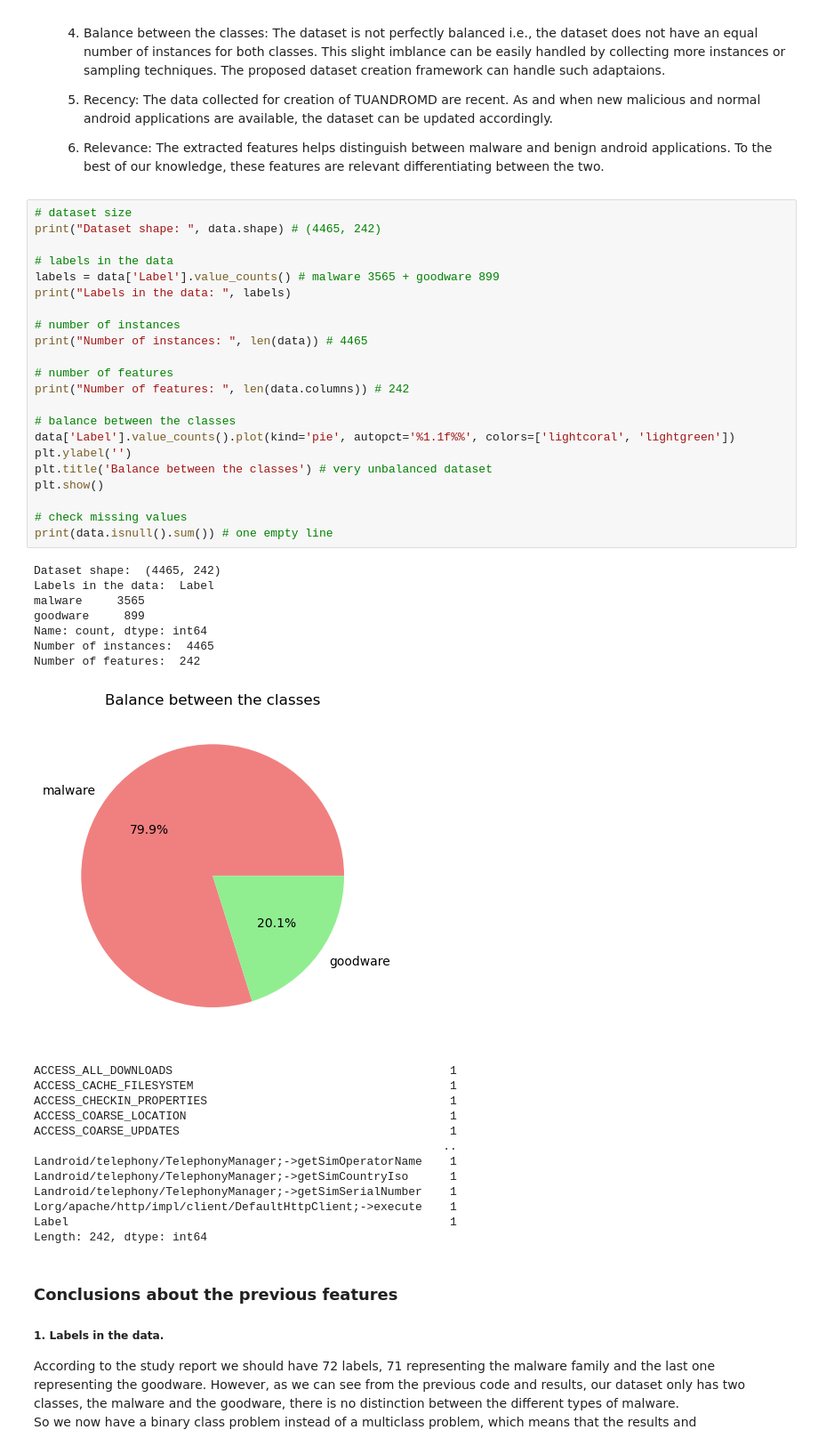
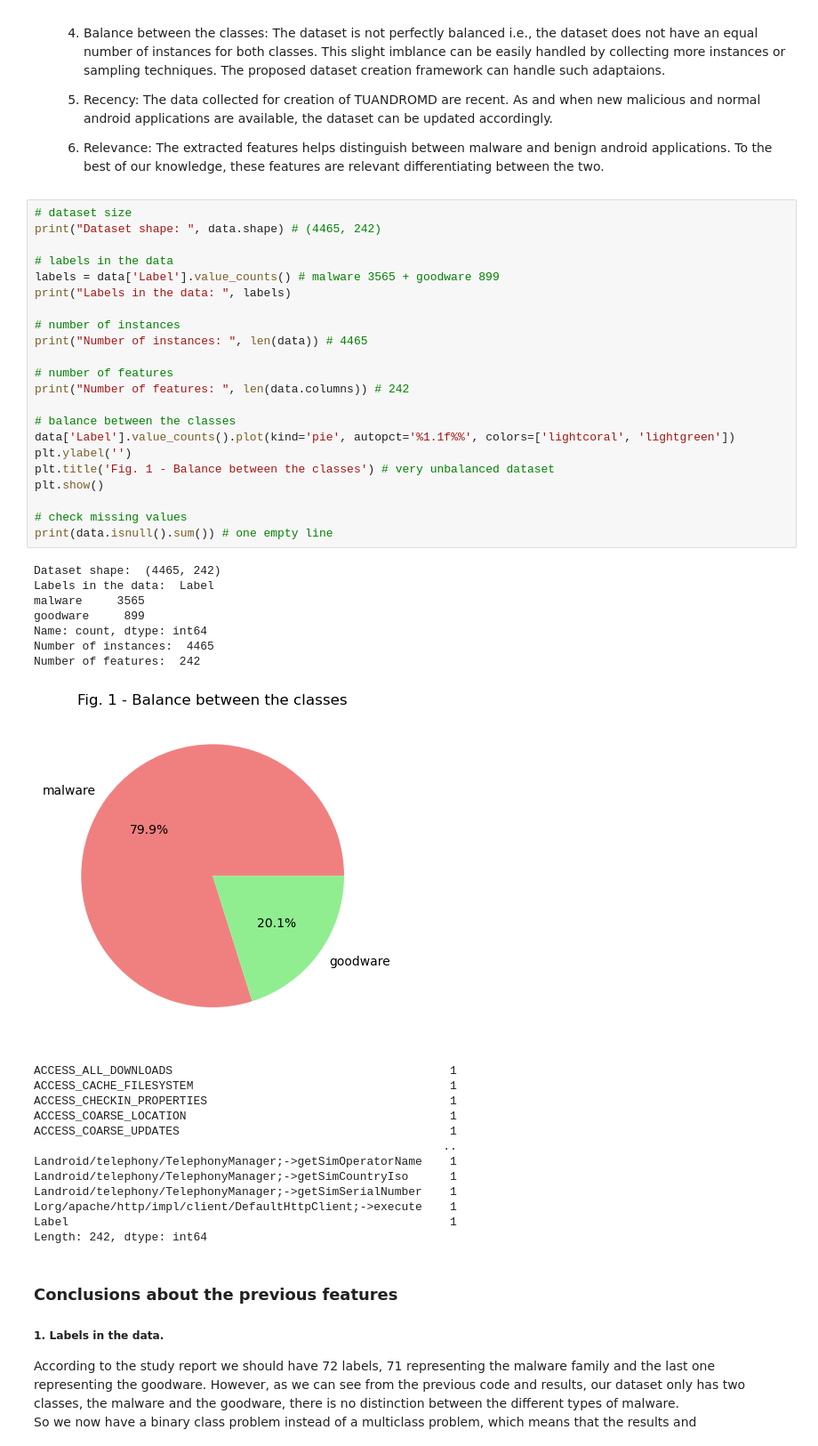
Before and after one commit to mariaabr/MCD, a Jupyter notebook: 2semestre/MDLE/assigment1/assignment1.ipynb, the cells around one changed output. Shown at 89% size. Drawn from its saved outputs; the diff is of its cells as text.

Commit message:
some new classes and notebook done

```diff
--- a/2semestre/MDLE/assigment1/assignment1.ipynb
+++ b/2semestre/MDLE/assigment1/assignment1.ipynb
@@ -64,34 +64,34 @@ In order to study if our dataset is similar to the one used in the previous stud
 # %%
 # dataset size
 print("Dataset shape: ", data.shape) # (4465, 242)
 
 # labels in the data
 labels = data['Label'].value_counts() # malware 3565 + goodware 899
 print("Labels in the data: ", labels)
 
 # number of instances
 print("Number of instances: ", len(data)) # 4465
 
 # number of features
 print("Number of features: ", len(data.columns)) # 242
 
 # balance between the classes
 data['Label'].value_counts().plot(kind='pie', autopct='%1.1f%%', colors=['lightcoral', 'lightgreen'])
 plt.ylabel('')
-plt.title('Balance between the classes') # very unbalanced dataset
+plt.title('Fig. 1 - Balance between the classes') # very unbalanced dataset
 plt.show()
 
 # check missing values
 print(data.isnull().sum()) # one empty line
 # %% [output]
 Dataset shape:  (4465, 242)
 Labels in the data:  Label
 malware     3565
 goodware     899
 Name: count, dtype: int64
 Number of instances:  4465
 Number of features:  242
-[figure, old version]
+[figure, new version]
 ACCESS_ALL_DOWNLOADS                                        1
 ACCESS_CACHE_FILESYSTEM                                     1
 ACCESS_CHECKIN_PROPERTIES                                   1
```
Also changed, not shown: parts of 10 cells of this notebook, 7 other files.
